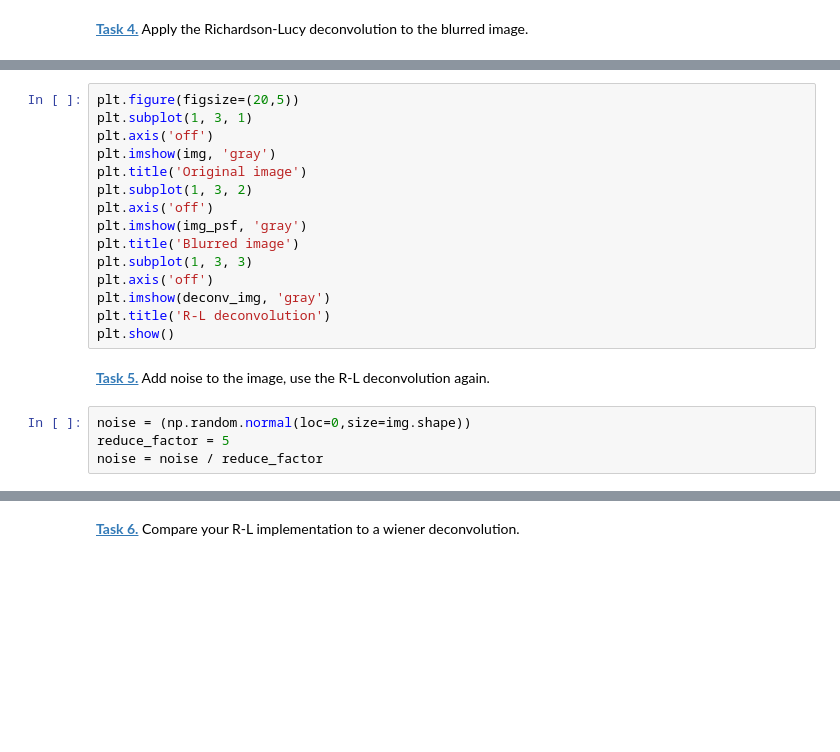
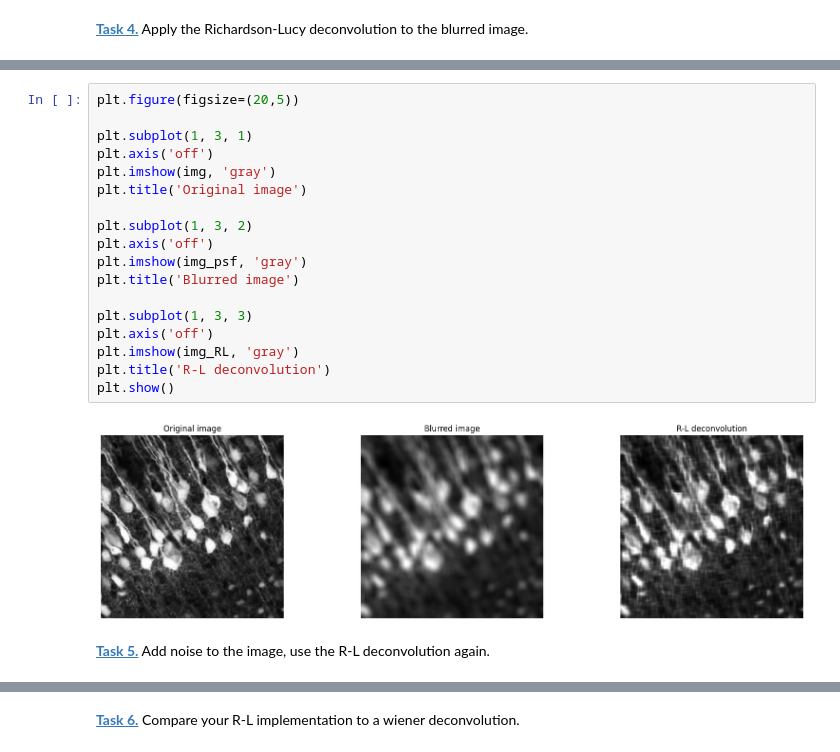
Before and after one commit to ronjahornschuh/mobi-fs5-python, a Jupyter notebook: deconvolution.ipynb, the cells around one changed output, grey strips where cells are left out. Drawn from its saved outputs; the diff is of its cells as text; blank space fills up the shorter version.

```diff
--- a/deconvolution.ipynb
+++ b/deconvolution.ipynb
@@ -62,21 +85,22 @@ def richardson_lucy_deconvolution(image, psf, n_iterations):
 # %%
 plt.figure(figsize=(20,5))
+
 plt.subplot(1, 3, 1)
 plt.axis('off')
 plt.imshow(img, 'gray')
 plt.title('Original image')
+
 plt.subplot(1, 3, 2)
 plt.axis('off')
 plt.imshow(img_psf, 'gray')
 plt.title('Blurred image')
+
 plt.subplot(1, 3, 3)
 plt.axis('off')
-plt.imshow(deconv_img, 'gray')
+plt.imshow(img_RL, 'gray')
 plt.title('R-L deconvolution')
 plt.show()
+# %% [output]
+[figure, added]
 # %% [markdown]
 **[Task 5.]()** Add noise to the image, use the R-L deconvolution again.
-# %%
-noise = (np.random.normal(loc=0,size=img.shape))
-reduce_factor = 5
-noise = noise / reduce_factor
```
Also changed, not shown: parts of 11 cells of this notebook.
